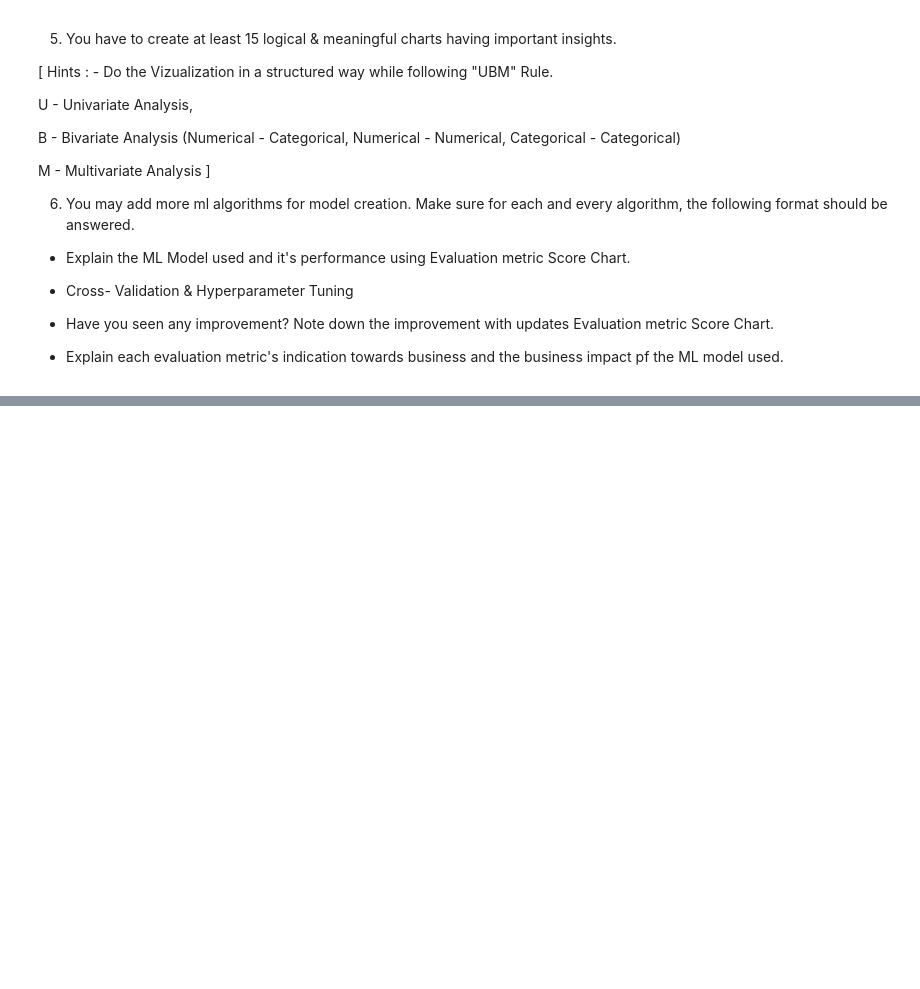
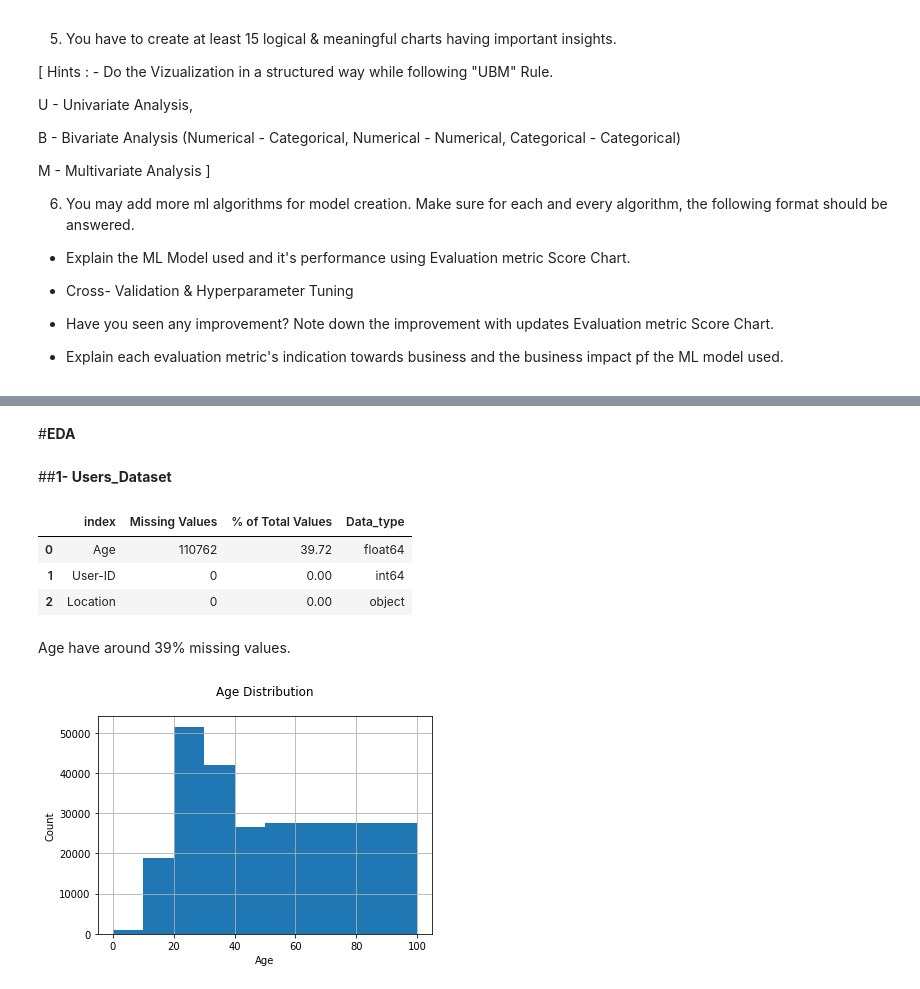
Before and after one commit to Rikiriat19/BookReccomenderSystem, a Jupyter notebook: Book_Recommendation_System.ipynb, the cells around one changed output, grey strips where cells are left out. Saved outputs shown, nothing was run; the diff lists cells and outputs as text; code cells hidden in the pictures; blank space fills up the shorter version.

```diff
--- a/Book_Recommendation_System.ipynb
+++ b/Book_Recommendation_System.ipynb
@@ -696,0 +131,7 @@ Write the conclusion here.
+# %%
+#books dataset
+books=pd.read_csv('/content/drive/MyDrive/Colab Notebooks/Almabetter/Book Recommendation System - Gulzar ./Books.csv')
+#ratings datasets
+ratings=pd.read_csv('/content/drive/MyDrive/Colab Notebooks/Almabetter/Book Recommendation System - Gulzar ./Ratings.csv')
+#users dataset
+users=pd.read_csv('/content/drive/MyDrive/Colab Notebooks/Almabetter/Book Recommendation System - Gulzar ./Users.csv')
@@ -696,0 +160,4 @@ Write the conclusion here.
+# %% [markdown]
+#**EDA**
+# %% [markdown]
+##**1- Users_Dataset**
@@ -696,0 +175,19 @@ Write the conclusion here.
+# %%
+#Checking missing value in Users dataset
+missing_values(users)
+# %% [output]
+|  | index | Missing Values | % of Total Values | Data_type |
+| 0 | Age | 110762 | 39.72 | float64 |
+| 1 | User-ID | 0 | 0.00 | int64 |
+| 2 | Location | 0 | 0.00 | object |
+# %% [markdown]
+Age have around 39% missing values.
+# %%
+#checking Age distribution
+users.Age.hist(bins=[0, 10, 20, 30, 40, 50, 100])
+plt.title('Age Distribution\n')
+plt.xlabel('Age')
+plt.ylabel('Count')
+plt.show()
+# %% [output]
+[figure, added]
```
Also changed, not shown: parts of 616 cells of this notebook.
